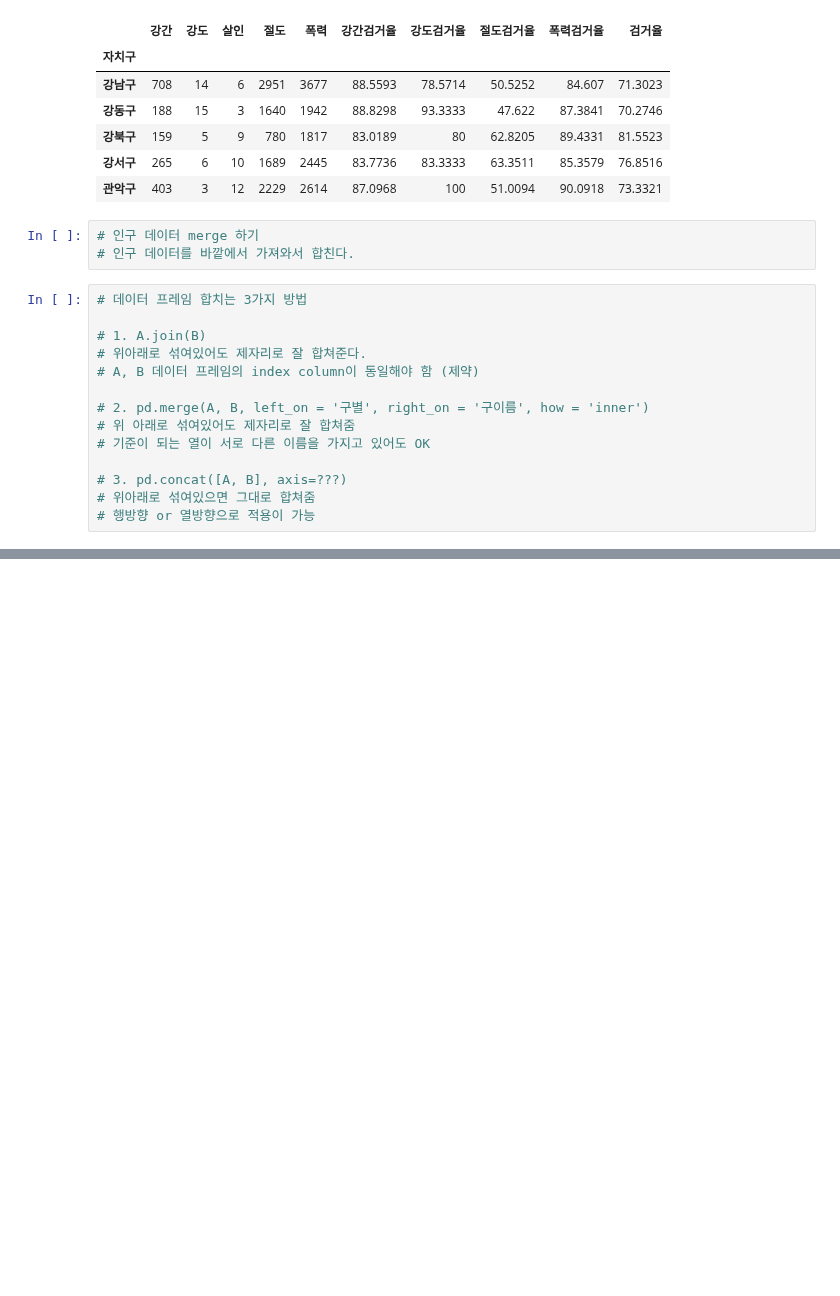
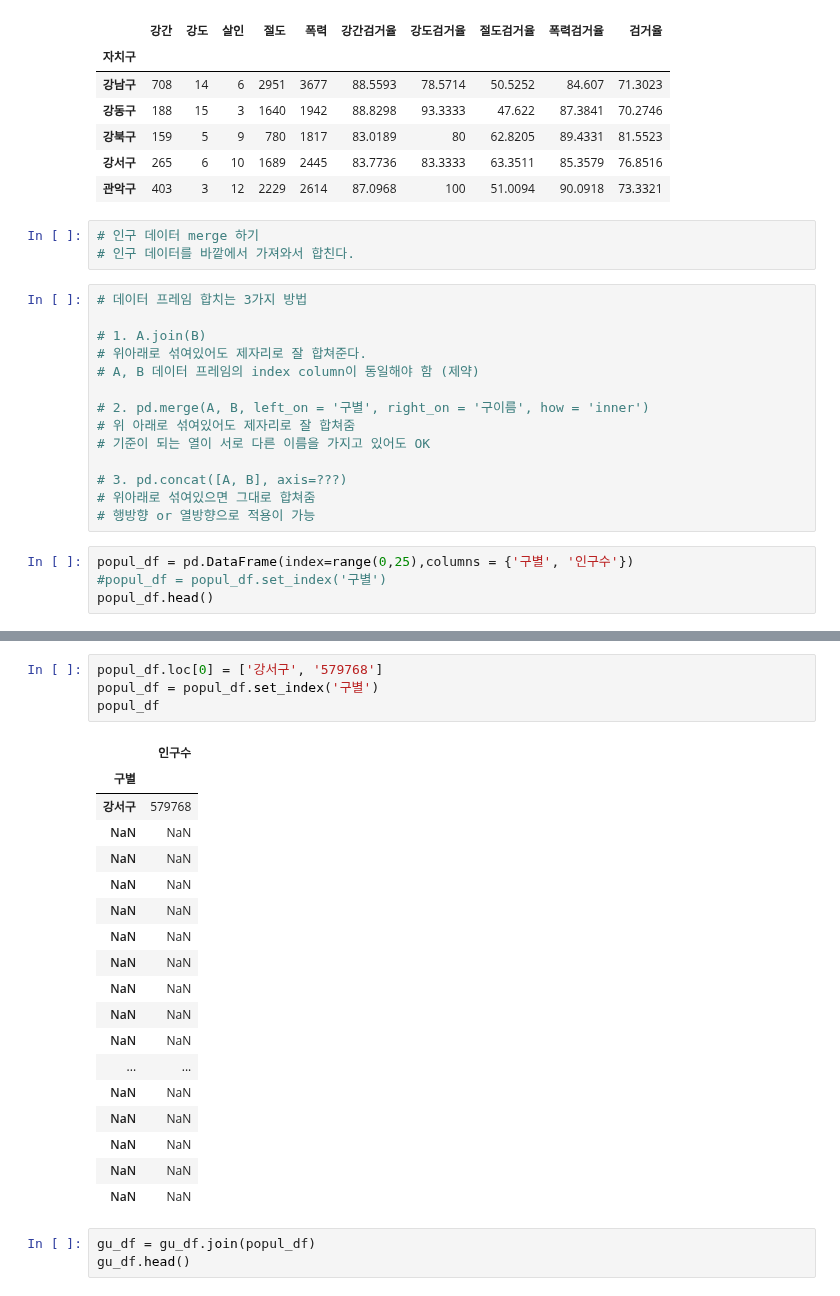
Before and after one commit to ljh15952/AI_Study, a Jupyter notebook: Data_Study/Data_analysis_and_Data_visualization_2.ipynb, the cells around one changed output, grey strips where cells are left out. Drawn from its saved outputs; the diff is of its cells as text; blank space fills up the shorter version.

```diff
--- a/Data_Study/Data_analysis_and_Data_visualization_2.ipynb
+++ b/Data_Study/Data_analysis_and_Data_visualization_2.ipynb
@@ -347,3 +347,7 @@ gu_df.head()
 # 3. pd.concat([A, B], axis=???)
 # 위아래로 섞여있으면 그대로 합쳐줌
 # 행방향 or 열방향으로 적용이 가능
+# %%
+popul_df = pd.DataFrame(index=range(0,25),columns = {'구별', '인구수'})
+#popul_df = popul_df.set_index('구별')
+popul_df.head()
@@ -349,0 +361,26 @@ gu_df.head()
+# %%
+popul_df.loc[0] = ['강서구', '579768']
+popul_df = popul_df.set_index('구별')
+popul_df
+# %% [output]
+|  | 인구수 |
+| 구별 |  |
+| 강서구 | 579768 |
+| NaN | NaN |
+| NaN | NaN |
+| NaN | NaN |
+| NaN | NaN |
+| NaN | NaN |
+| NaN | NaN |
+| NaN | NaN |
+| NaN | NaN |
+| NaN | NaN |
+| ... | ... |
+| NaN | NaN |
+| NaN | NaN |
+| NaN | NaN |
+| NaN | NaN |
+| NaN | NaN |
+# %%
+gu_df = gu_df.join(popul_df)
+gu_df.head()
```
Also changed, not shown: parts of 1 cell of this notebook.
